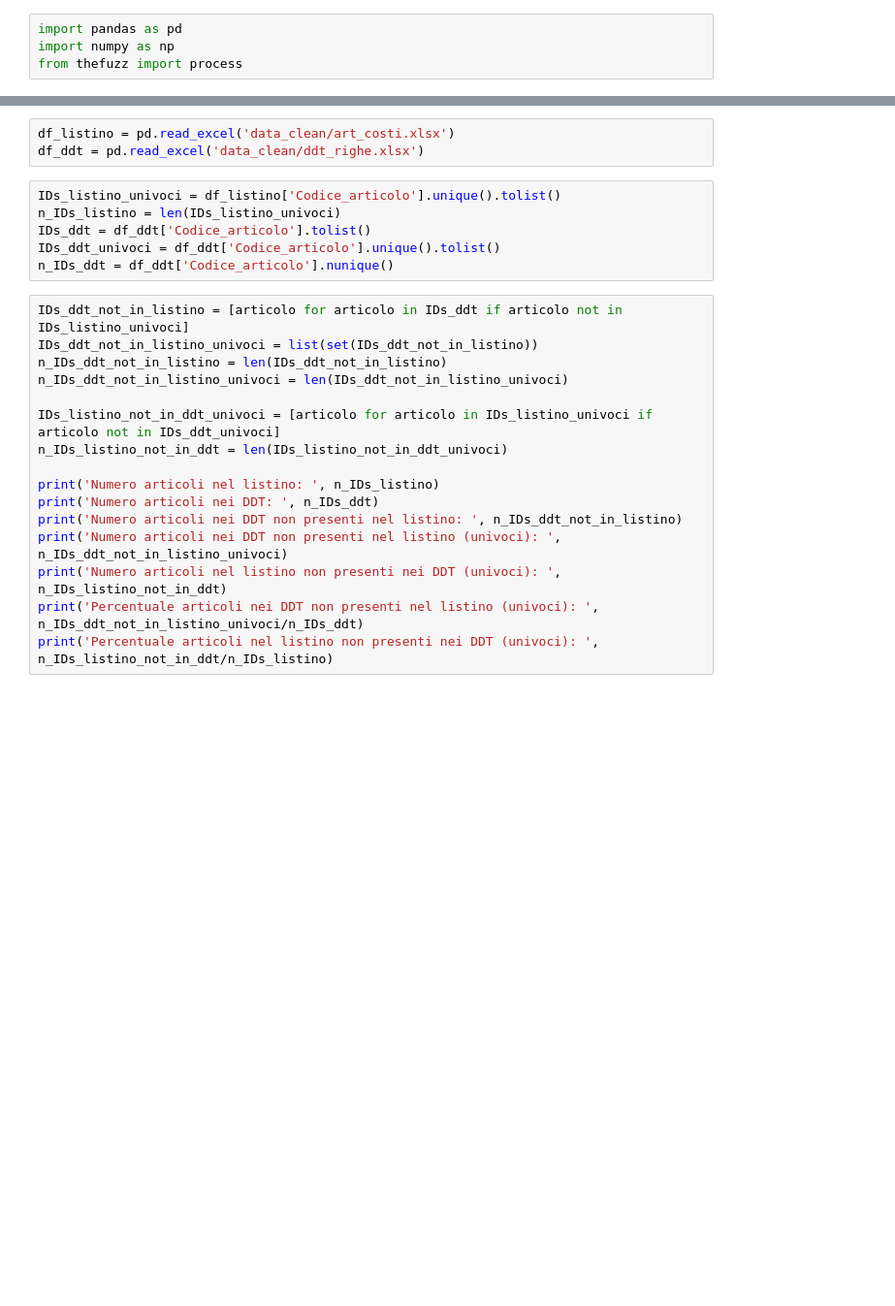
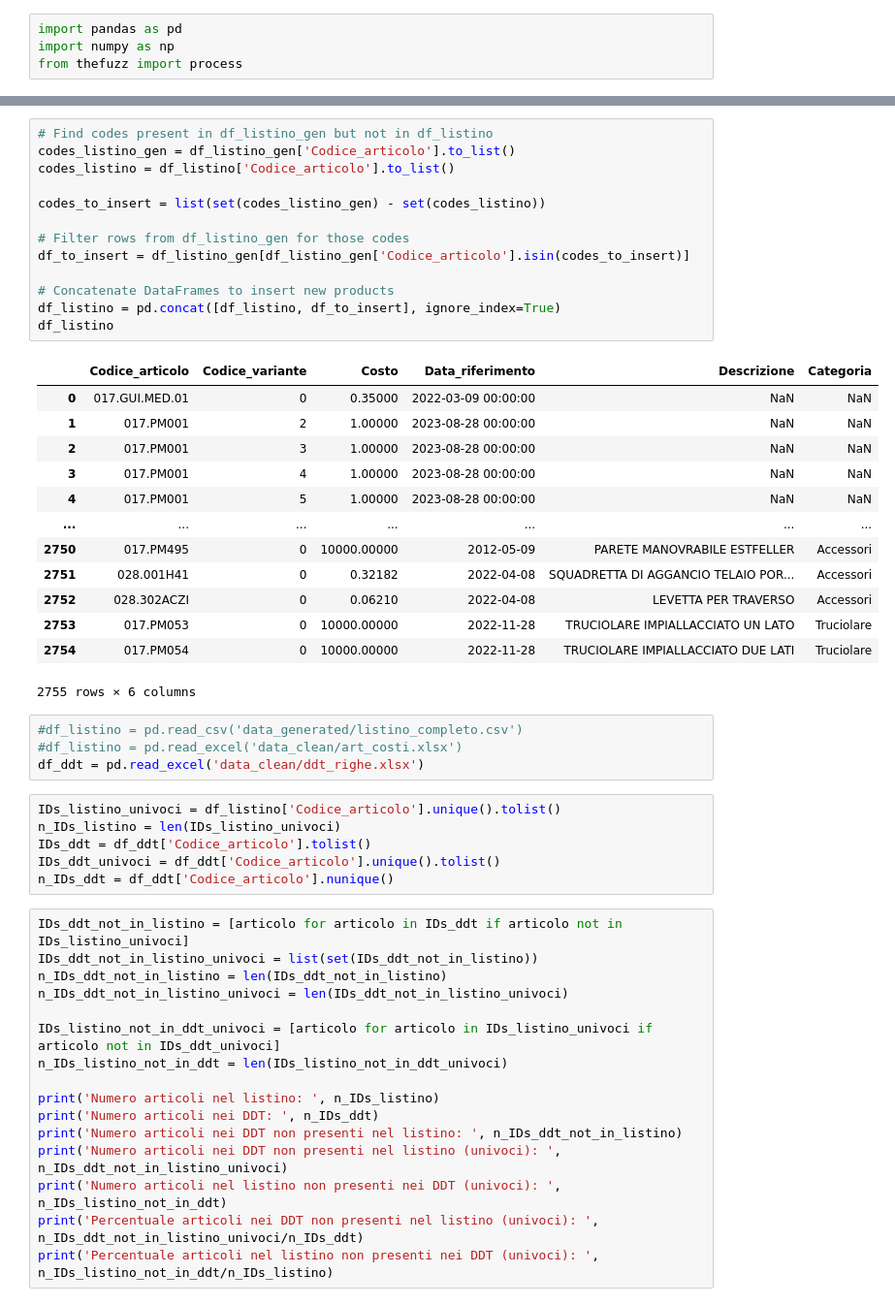
Before and after one commit to Ishikawa7/DEMO-Sales-Data-Analysis-and-Price-List-Management-System, a Jupyter notebook: preprocessing_global.ipynb, the cells around one changed output, grey strips where cells are left out. Shown: that part at 97% size. Drawn from its saved outputs; the diff is of its cells as text; blank space fills up the shorter version.

```diff
--- a/preprocessing_global.ipynb
+++ b/preprocessing_global.ipynb
@@ -5,5 +39,33 @@ from thefuzz import process
+# %%
+# Find codes present in df_listino_gen but not in df_listino
+codes_listino_gen = df_listino_gen['Codice_articolo'].to_list()
+codes_listino = df_listino['Codice_articolo'].to_list()
+
+codes_to_insert = list(set(codes_listino_gen) - set(codes_listino))
+
+# Filter rows from df_listino_gen for those codes
+df_to_insert = df_listino_gen[df_listino_gen['Codice_articolo'].isin(codes_to_insert)]
+
+# Concatenate DataFrames to insert new products
+df_listino = pd.concat([df_listino, df_to_insert], ignore_index=True)
+df_listino
+# %% [output]
+|  | Codice_articolo | Codice_variante | Costo | Data_riferimento | Descrizione | Categoria |
+| 0 | 017.GUI.MED.01 | 0 | 0.35000 | 2022-03-09 00:00:00 | NaN | NaN |
+| 1 | 017.PM001 | 2 | 1.00000 | 2023-08-28 00:00:00 | NaN | NaN |
+| 2 | 017.PM001 | 3 | 1.00000 | 2023-08-28 00:00:00 | NaN | NaN |
+| 3 | 017.PM001 | 4 | 1.00000 | 2023-08-28 00:00:00 | NaN | NaN |
+| 4 | 017.PM001 | 5 | 1.00000 | 2023-08-28 00:00:00 | NaN | NaN |
+| ... | ... | ... | ... | ... | ... | ... |
+| 2750 | 017.PM495 | 0 | 10000.00000 | 2012-05-09 | PARETE MANOVRABILE ESTFELLER | Accessori |
+| 2751 | 028.001H41 | 0 | 0.32182 | 2022-04-08 | SQUADRETTA DI AGGANCIO TELAIO POR... | Accessori |
+| 2752 | 028.302ACZI | 0 | 0.06210 | 2022-04-08 | LEVETTA PER TRAVERSO | Accessori |
+| 2753 | 017.PM053 | 0 | 10000.00000 | 2022-11-28 | TRUCIOLARE IMPIALLACCIATO UN LATO | Truciolare |
+| 2754 | 017.PM054 | 0 | 10000.00000 | 2022-11-28 | TRUCIOLARE IMPIALLACCIATO DUE LATI | Truciolare |
+2755 rows × 6 columns
 # %%
-df_listino = pd.read_excel('data_clean/art_costi.xlsx')
+#df_listino = pd.read_csv('data_generated/listino_completo.csv')
+#df_listino = pd.read_excel('data_clean/art_costi.xlsx')
 df_ddt = pd.read_excel('data_clean/ddt_righe.xlsx')
 # %%
 IDs_listino_univoci = df_listino['Codice_articolo'].unique().tolist()
```
Also changed, not shown: parts of 5 cells of this notebook, 4 other files.
